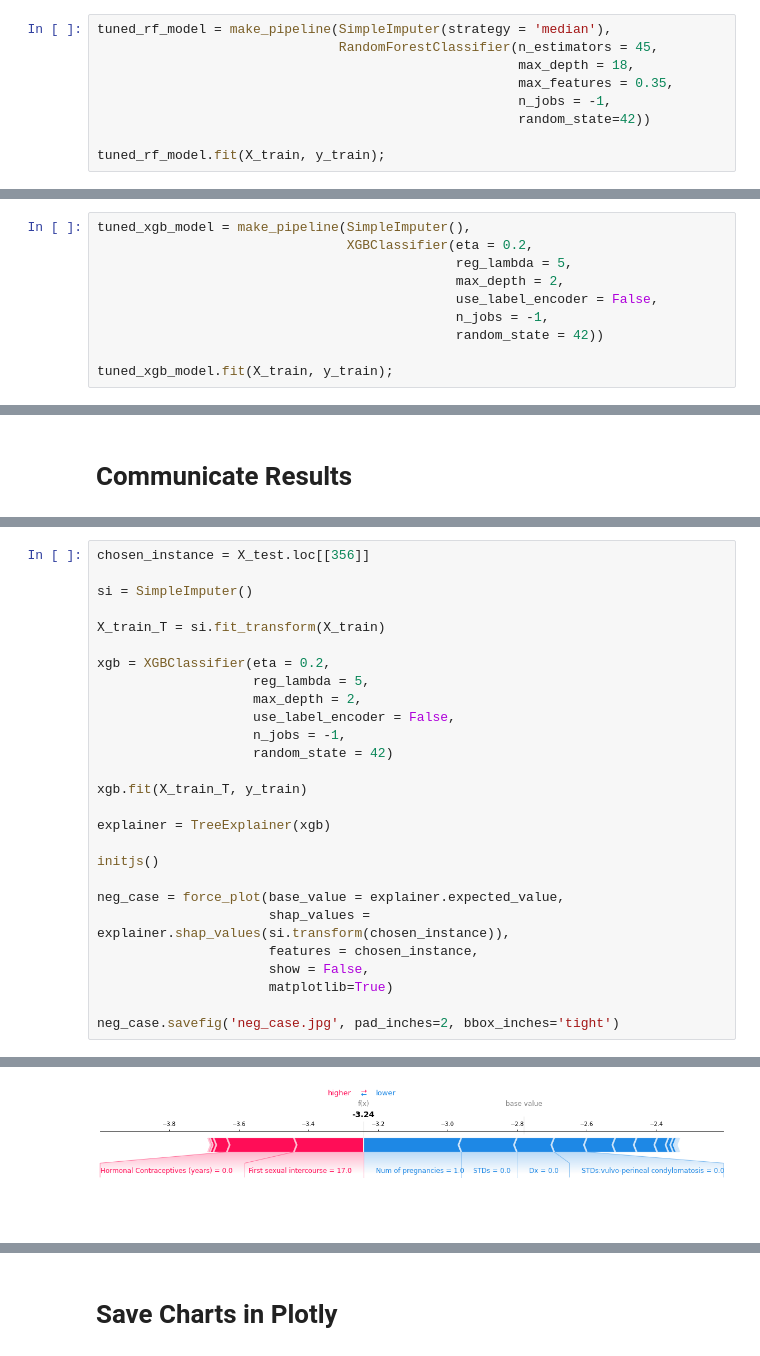
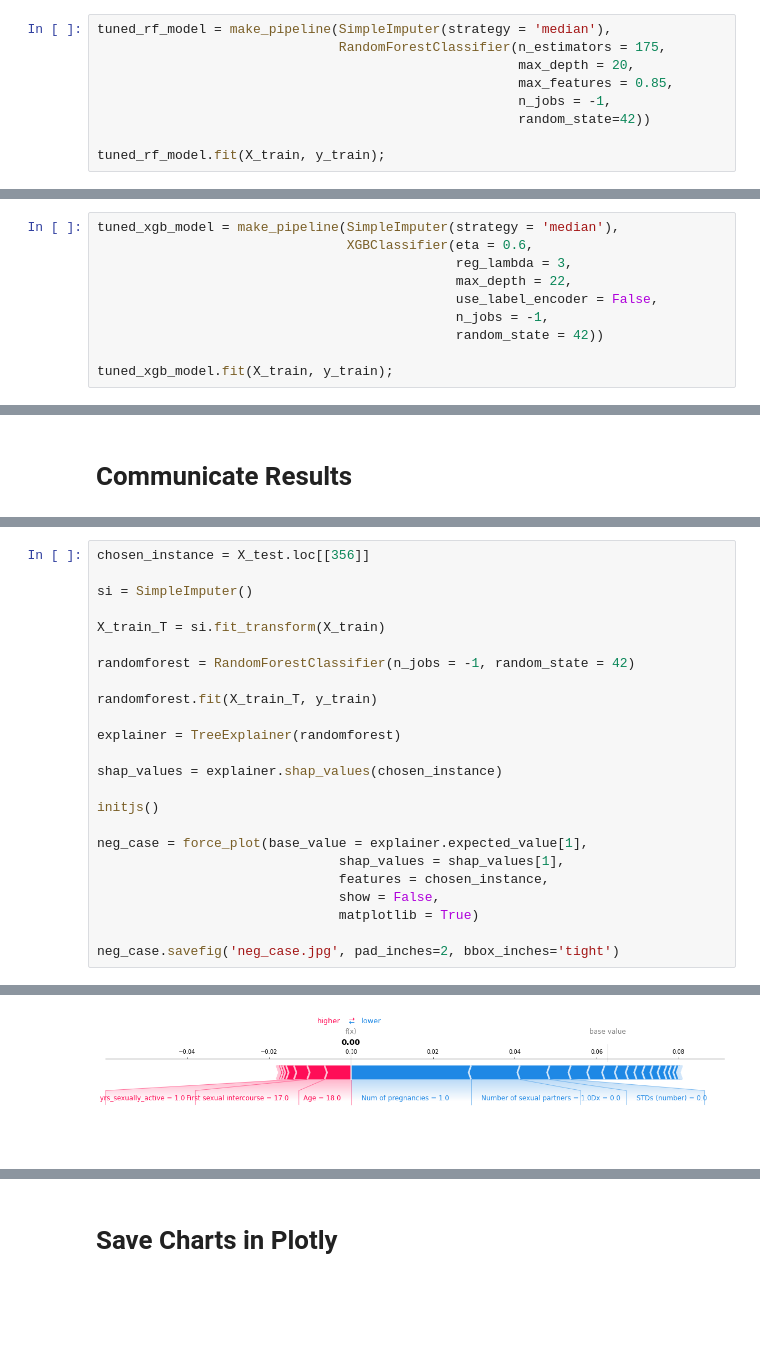
Before and after one commit to keilayb/cervical_cancer_project, a Jupyter notebook: Cervical-Cancer-Project.ipynb, the cells around one changed output, grey strips where cells are left out. Drawn from its saved outputs; the diff is of its cells as text; blank space fills up the shorter version.

```diff
--- a/Cervical-Cancer-Project.ipynb
+++ b/Cervical-Cancer-Project.ipynb
@@ -426,9 +426,9 @@ print(model_tune.best_params_)
 **Tuned RandomForest Model**
 # %%
 tuned_rf_model = make_pipeline(SimpleImputer(strategy = 'median'),
-                               RandomForestClassifier(n_estimators = 45,
-                                                      max_depth = 18,
-                                                      max_features = 0.35,
+                               RandomForestClassifier(n_estimators = 175,
+                                                      max_depth = 20,
+                                                      max_features = 0.85,
                                                       n_jobs = -1,
                                                       random_state=42))
 
@@ -593,10 +593,10 @@ print(model_tune_1.best_score_)
 # %% [markdown]
 **Tuned XGB Classifier Model**
 # %%
-tuned_xgb_model = make_pipeline(SimpleImputer(),
-                                XGBClassifier(eta = 0.2,
-                                              reg_lambda = 5,
-                                              max_depth = 2,
+tuned_xgb_model = make_pipeline(SimpleImputer(strategy = 'median'),
+                                XGBClassifier(eta = 0.6,
+                                              reg_lambda = 3,
+                                              max_depth = 22,
                                               use_label_encoder = False,
                                               n_jobs = -1,
                                               random_state = 42))
@@ -853,24 +855,21 @@ si = SimpleImputer()
 
 X_train_T = si.fit_transform(X_train)
 
-xgb = XGBClassifier(eta = 0.2,
-                    reg_lambda = 5,
-                    max_depth = 2,
-                    use_label_encoder = False,
-                    n_jobs = -1,
-                    random_state = 42)
+randomforest = RandomForestClassifier(n_jobs = -1, random_state = 42)
 
-xgb.fit(X_train_T, y_train)
+randomforest.fit(X_train_T, y_train)
 
-explainer = TreeExplainer(xgb)
+explainer = TreeExplainer(randomforest)
+
+shap_values = explainer.shap_values(chosen_instance)
 
 initjs()
 
-neg_case = force_plot(base_value = explainer.expected_value,
-                      shap_values = explainer.shap_values(si.transform(chosen_instance)),
-                      features = chosen_instance,
-                      show = False,
-                      matplotlib=True)
+neg_case = force_plot(base_value = explainer.expected_value[1],
+                               shap_values = shap_values[1],
+                               features = chosen_instance,
+                               show = False,
+                               matplotlib = True)
 
 neg_case.savefig('neg_case.jpg', pad_inches=2, bbox_inches='tight')
 # %% [output]
@@ -878,5 +876,5 @@ neg_case.savefig('neg_case.jpg', pad_inches=2, bbox_inches='tight')
 [interactive output not drawn]
-[figure, old version]
+[figure, new version]
 # %%
 chosen_instance = X_test.loc[[6]]
 
```
Also changed, not shown: parts of 43 cells of this notebook, 1 other file.
